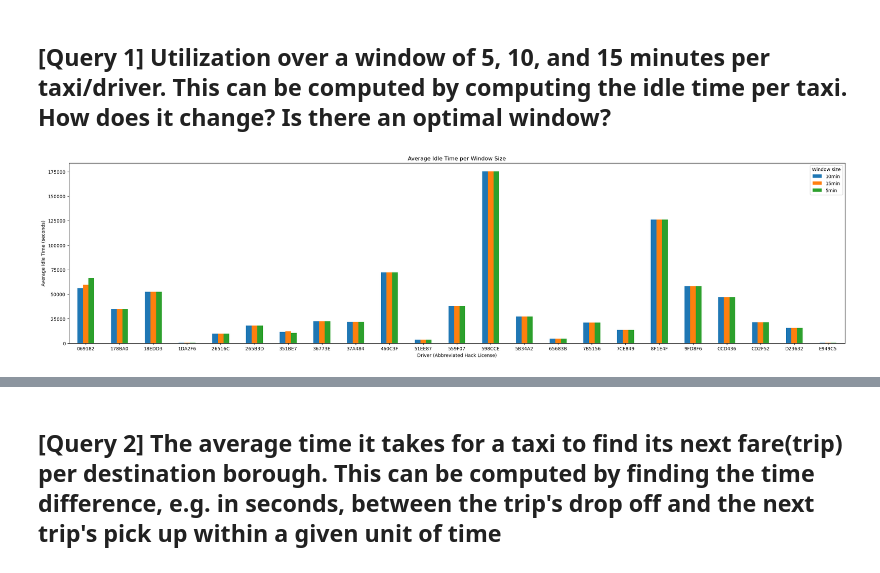
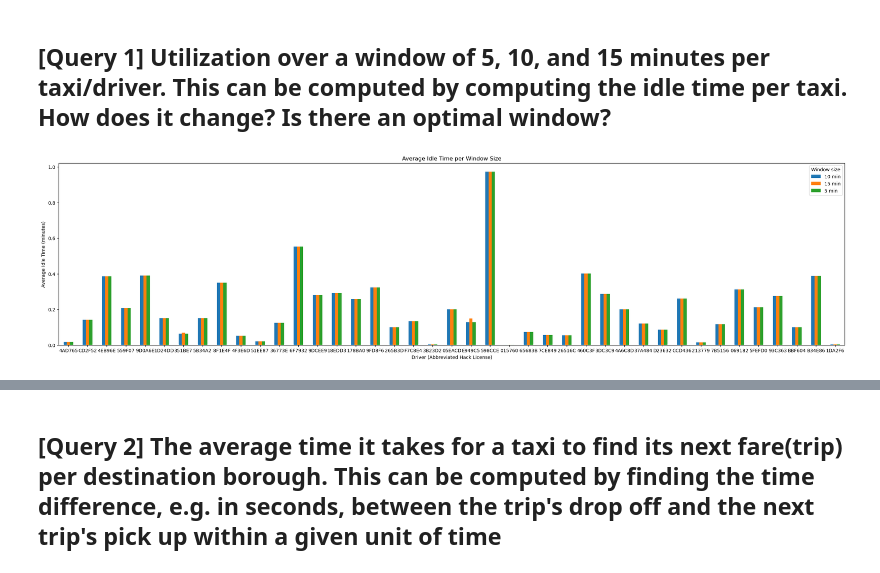
Before and after one commit to thomasabrina/Big-Data-Management-Projects, a Jupyter notebook: Analyzing New York City Taxi Data with Spark Structured Streaming/mnt/Project.ipynb, the cells around one changed output, grey strips where cells are left out. Drawn from its saved outputs; the diff is of its cells as text; code cells hidden in the pictures.

```diff
--- a/Analyzing New York City Taxi Data with Spark Structured Streaming/mnt/Project.ipynb
+++ b/Analyzing New York City Taxi Data with Spark Structured Streaming/mnt/Project.ipynb
@@ -118,39 +116,40 @@ for query in queries:
+# %%
+def read_delta_table(path):
+    return spark.read.format("delta").load(path);
 # %%
-import matplotlib.pyplot as plt
-import pandas as pd
-
-# Assuming you have a function to read delta tables into a dataframe
-def read_delta_table(path):
-    return spark.read.format("delta").load(path).toPandas()
-
 # Collect data from different window outputs
 data_frames = {duration: read_delta_table(f"{output_path}/idle_time_{duration}") for duration in windows}
-
-for duration, df in data_frames.items():
-    df['window_size'] = f"{duration}min"  # Add window size as a string, e.g., '5min'
+for duration, local_df in data_frames.items():
+    local_df = local_df.withColumn('window_size', F.lit(f"{duration} min"))
+    data_frames[duration] = local_df
 
 # Combine all data frames into one
-combined_df = pd.concat(data_frames.values(), ignore_index=True)
+combined_df = data_frames[windows[0]]
+for duration in windows[1:]:
+    combined_df = combined_df.union(data_frames[duration])
 
-# Drop the 'window' column if no longer needed
-combined_df.drop('window', axis=1, inplace=True)
+# Drop the 'window' column
+combined_df = combined_df.drop('window')
 
-# Abbreviate the hack license to the first 6 characters
-combined_df['hack_license'] = combined_df['hack_license'].apply(lambda x: x[:6])
+# Abbreviate the hack license to the first 6 characters for better readability
+combined_df = combined_df.withColumn('hack_license', F.substring('hack_license', 1, 6))
+
+# Convert total_idle_time from ms to minutes
+combined_df = combined_df.withColumn('total_idle_time', F.col('total_idle_time') / 60000)
 
 # Pivot the DataFrame
-pivot_df = combined_df.pivot_table(index='hack_license', columns='window_size', values='total_idle_time', aggfunc='mean')
+pivot_df = combined_df.groupBy('hack_license').pivot('window_size').avg('total_idle_time')
 
-# Optional: Reset the index if you want 'hack_license' as a regular column for plotting
-pivot_df.reset_index(inplace=True)
+# Convert to Pandas for plotting
+pivot_pd_df = pivot_df.toPandas()
 
 # Plotting
-pivot_df.set_index('hack_license').plot(kind='bar', figsize=(30, 7))
+pivot_pd_df.set_index('hack_license').plot(kind='bar', figsize=(30, 7))
 plt.title('Average Idle Time per Window Size')
 plt.xlabel('Driver (Abbreviated Hack License)')
-plt.ylabel('Average Idle Time (seconds)')
+plt.ylabel('Average Idle Time (minutes)')
 plt.xticks(rotation=0)
 plt.legend(title='Window size')
 plt.show()
 # %% [output]
-[figure, old version]
+[figure, new version]
```
Also changed, not shown: parts of 13 cells of this notebook, 1 other file.
